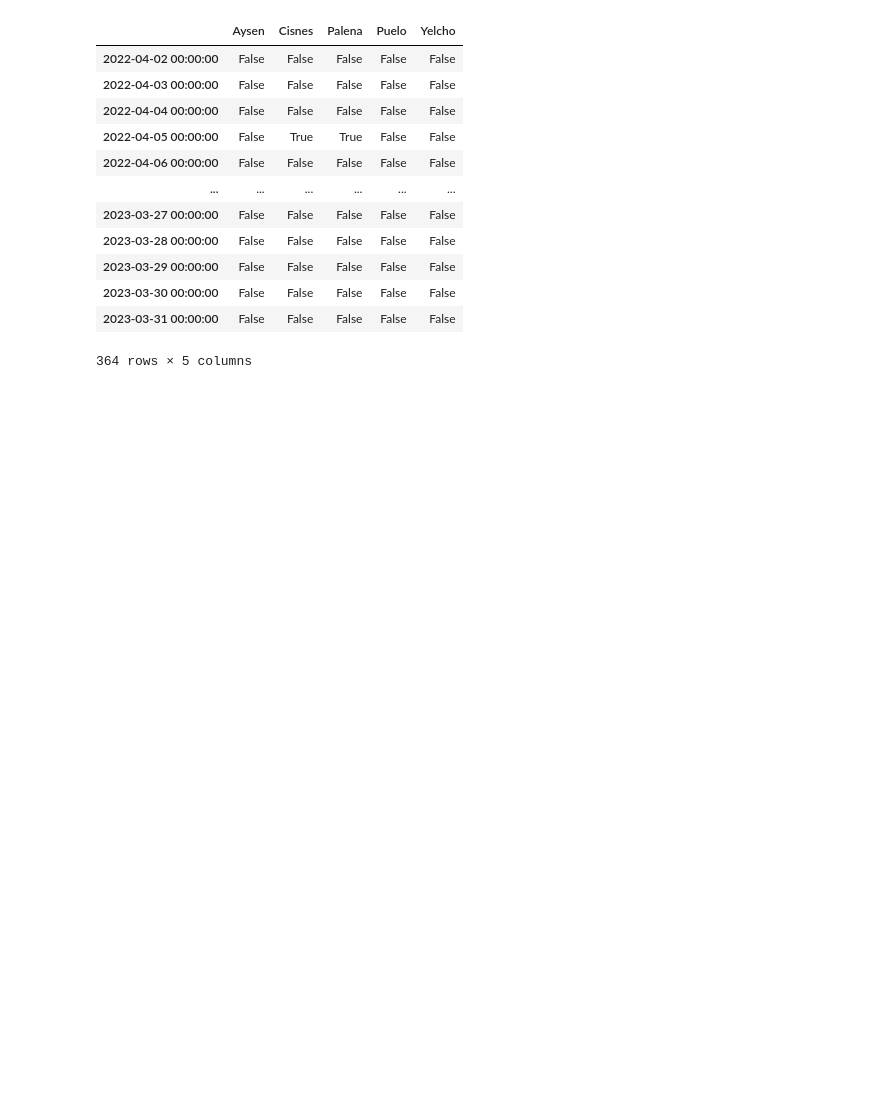
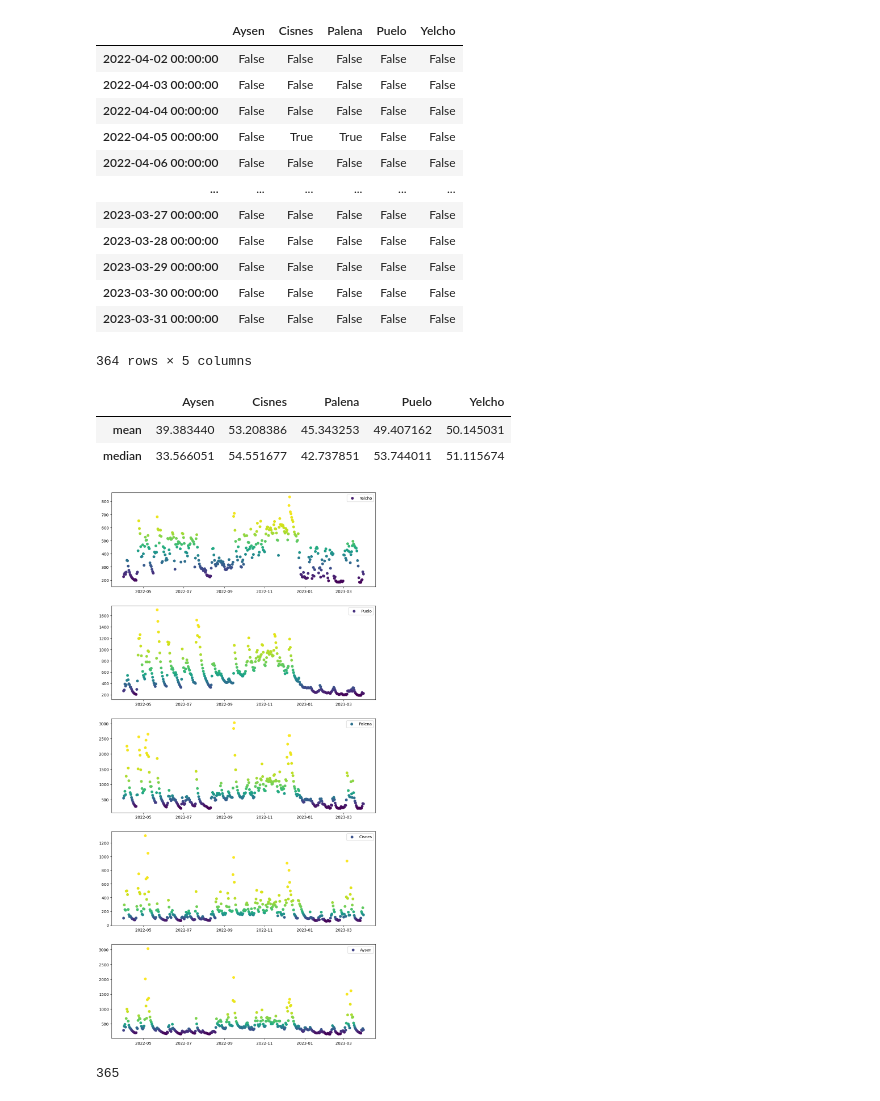
Before and after one commit to sagefox3598/NWP_Land_Sea_Fluxes, a Jupyter notebook: scripts/20_year_comparison.ipynb, the cells around one changed output. Drawn from its saved outputs; the diff is of its cells as text; code cells hidden in the pictures; blank space fills up the shorter version.

```diff
--- a/scripts/20_year_comparison.ipynb
+++ b/scripts/20_year_comparison.ipynb
@@ -150,3 +150,41 @@ for riv, ax in zip(rivers, axes):
 | 2023-03-30 00:00:00 | False | False | False | False | False |
 | 2023-03-31 00:00:00 | False | False | False | False | False |
 364 rows × 5 columns
+# %%
+fd1_qs = pd.DataFrame(
+    data=[percentileofscore(fd20[riv], fd1[riv]) for riv in fd1.columns],
+    index=fd1.columns
+).transpose()
+
+# Mean 20y percentiles
+fd1_qs.agg(["mean", "median"]) # No mode
+# %% [output]
+|  | Aysen | Cisnes | Palena | Puelo | Yelcho |
+| mean | 39.383440 | 53.208386 | 45.343253 | 49.407162 | 50.145031 |
+| median | 33.566051 | 54.551677 | 42.737851 | 53.744011 | 51.115674 |
+# %%
+fig, axes = plt.subplots(figsize=(12, 5*len(rivers)), nrows=len(rivers))
+
+for riv, ax in zip(rivers, axes):
+    # sns.lineplot(
+    #     data=fd1,
+    #     x=fd1.index,
+    #     y=riv,
+    #     hue=fd1_qs[riv],
+    #     palette="viridis",
+    #     ax=ax
+    # )
+    ax.scatter(
+        fd1.index,
+        fd1[riv],
+        c=fd1_qs[riv],
+        cmap="viridis",
+        label=riv
+    )
+    ax.legend()
+# %% [output]
+[figure, added]
+# %%
+len(fd1_qs[riv])
+# %% [output]
+365
```
